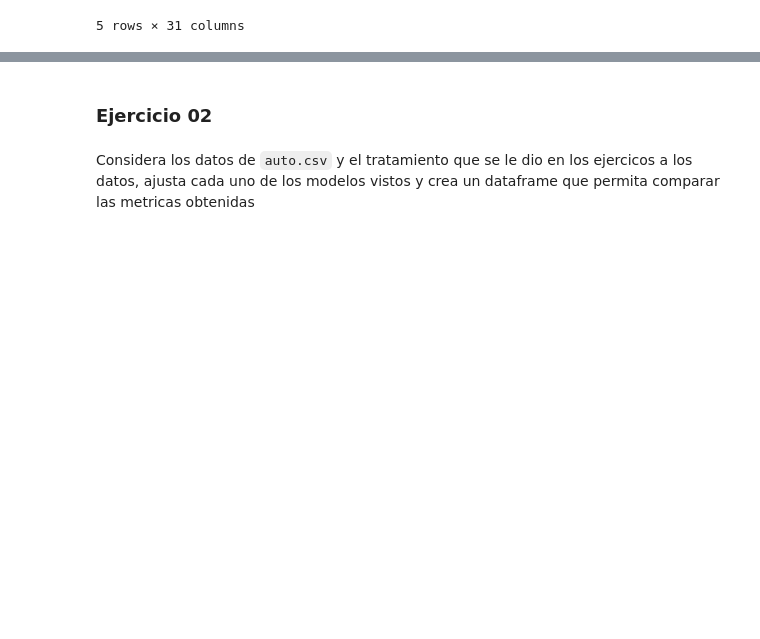
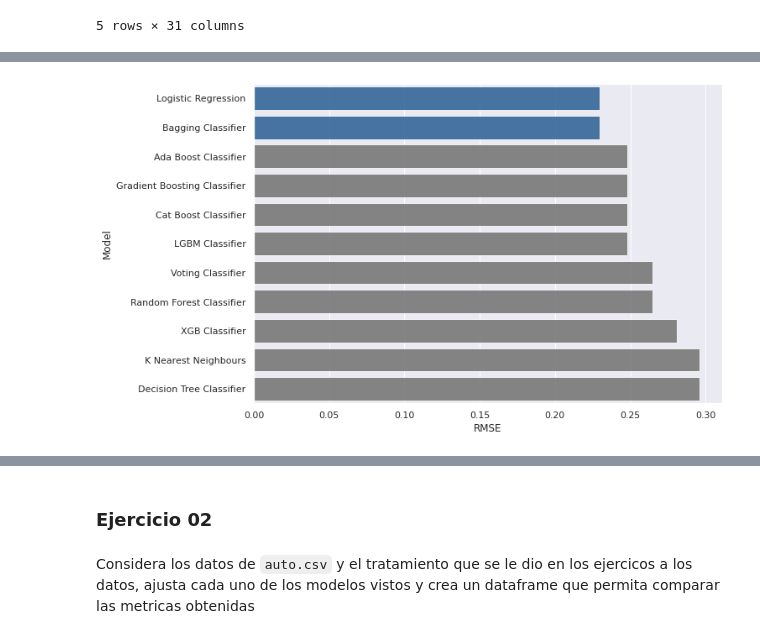
Before and after one commit to DanielEduardoLopez/DEVF-MachineLearning, a Jupyter notebook: Challenge_2_Trees.ipynb, the cells around one changed output, grey strips where cells are left out. Cells and saved outputs as stored; diff of their text form; code cells hidden in the pictures; blank space fills up the shorter version.

```diff
--- a/Challenge_2_Trees.ipynb
+++ b/Challenge_2_Trees.ipynb
@@ -1191,13 +1190,20 @@ X_train, X_test, y_train, y_test = train_test_split(X, y,
                                                     test_size = 0.2,
                                                     stratify=y,
                                                     random_state=1)
+# %%
+# Data Scaling
+scaler = StandardScaler()
+X_train = scaler.fit_transform(X_train)
+X_test = scaler.transform(X_test)
 # %%
 # Classifiers
 
-lr = LogisticRegression(random_state=123)
+lr = LogisticRegression(random_state=123, max_iter = 200)
 knn = KNN()
 dtc = DecisionTreeClassifier(max_depth=5, random_state=123)
-vc = VotingClassifier(estimators=[lr, knn, dtc])
+vc = VotingClassifier(estimators=[('Logistic Regression', lr),
+                                  ('K Nearest Neighbours', knn),
+                                  ('Classification Tree', dtc)])
 bc = BaggingClassifier(base_estimator=lr,
                        n_estimators=40, #Number of models to be used
                        n_jobs=-1)
@@ -1252,3 +1276,4 @@ for clf_name, clf_model in classifiers:
 # %%
-performance = pd.DataFrame(list(zip(models)), columns = ['Model', 'Accuracy', 'Precision', 'Recall', 'F1 Score', 'RMSE'])
+# Data frame with all the metrics by Classifier
+performance = pd.DataFrame(models, columns = ['Model', 'Accuracy', 'Precision', 'Recall', 'F1 Score', 'RMSE'])
 performance
@@ -1254,0 +1293,2 @@ performance
+# %%
+sns.set_theme(context = 'notebook', style = 'darkgrid')
@@ -1254,0 +1312,11 @@ performance
+# %%
+# Bart chart for the RMSE
+palette = ['dimgray',]*20
+palette.insert(0, sns.color_palette('Blues_r')[0])
+palette.insert(0, sns.color_palette('Blues_r')[0])
+
+plt.figure(figsize = (10,7))
+sns.barplot(data = performance.sort_values(by= 'RMSE', ascending = True), y = 'Model', x = 'RMSE', palette= palette, alpha = 0.80)
+plt.show()
+# %% [output]
+[figure, added]
```
Also changed, not shown: parts of 24 cells of this notebook.
